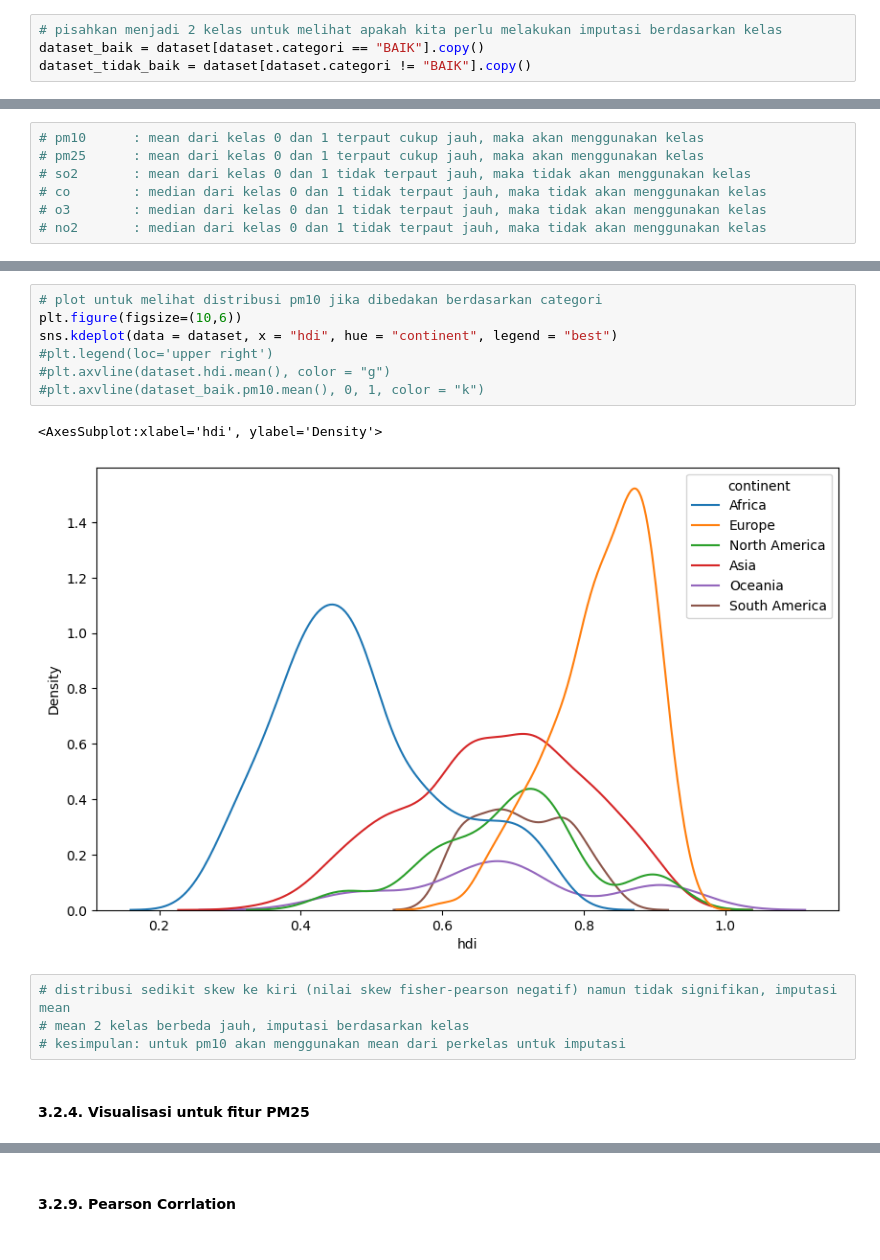
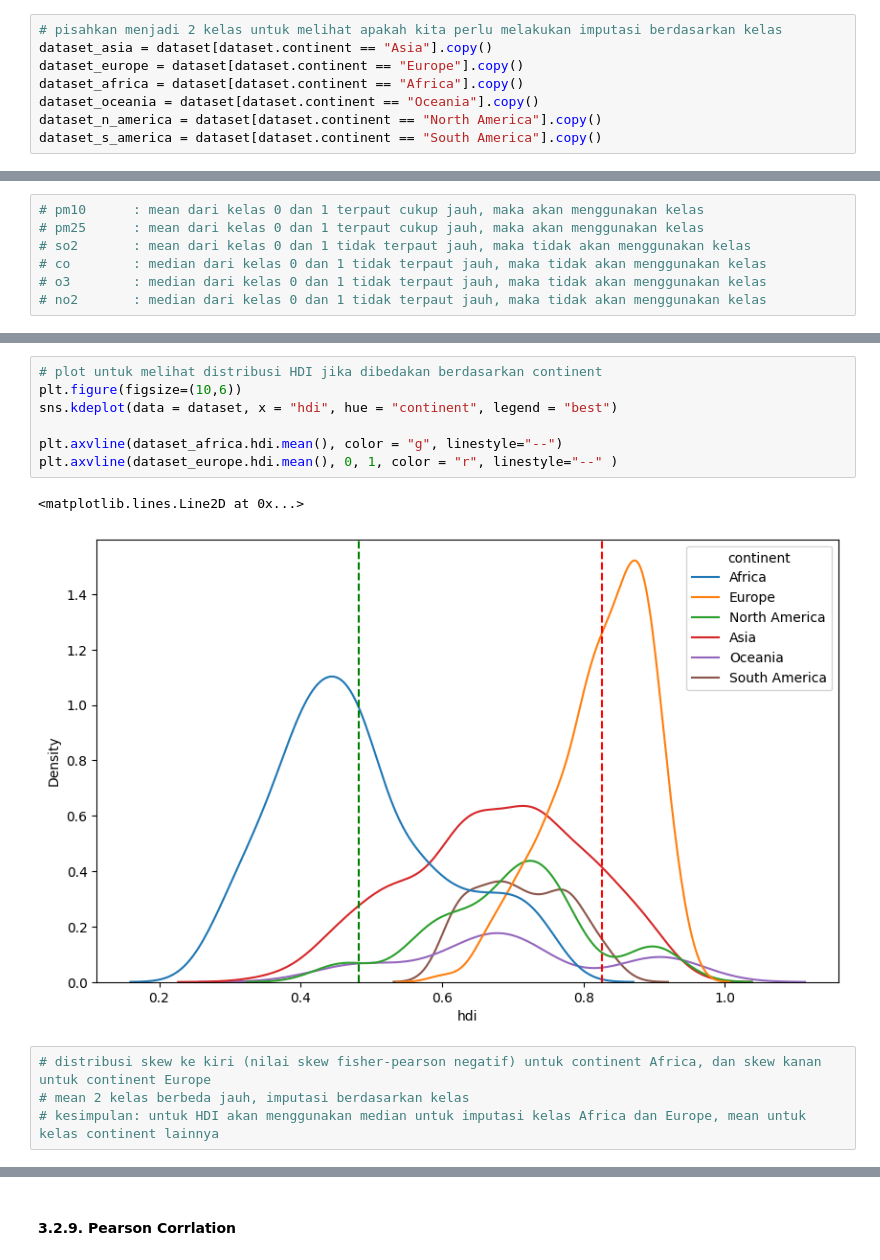
Before and after one commit to elfarahma/ml_process, a Jupyter notebook: eda.ipynb, the cells around one changed output, grey strips where cells are left out. Cells and saved outputs as stored; diff of their text form.

```diff
--- a/eda.ipynb
+++ b/eda.ipynb
@@ -125,6 +125,10 @@ dtype: float64
 #### 3.2.2. Pemisahan Dataset berdasarkan Kelas
 # %%
 # pisahkan menjadi 2 kelas untuk melihat apakah kita perlu melakukan imputasi berdasarkan kelas
-dataset_baik = dataset[dataset.categori == "BAIK"].copy()
-dataset_tidak_baik = dataset[dataset.categori != "BAIK"].copy()
+dataset_asia = dataset[dataset.continent == "Asia"].copy()
+dataset_europe = dataset[dataset.continent == "Europe"].copy()
+dataset_africa = dataset[dataset.continent == "Africa"].copy()
+dataset_oceania = dataset[dataset.continent == "Oceania"].copy()
+dataset_n_america = dataset[dataset.continent == "North America"].copy()
+dataset_s_america = dataset[dataset.continent == "South America"].copy()
 # %%
@@ -170,18 +174,16 @@ sns.kdeplot(data = dataset, x = "hdi")
 <AxesSubplot:xlabel='hdi', ylabel='Density'>
 [figure]
 # %%
-# plot untuk melihat distribusi pm10 jika dibedakan berdasarkan categori
+# plot untuk melihat distribusi HDI jika dibedakan berdasarkan continent
 plt.figure(figsize=(10,6))
 sns.kdeplot(data = dataset, x = "hdi", hue = "continent", legend = "best")
-#plt.legend(loc='upper right')
-#plt.axvline(dataset.hdi.mean(), color = "g")
-#plt.axvline(dataset_baik.pm10.mean(), 0, 1, color = "k")
+
+plt.axvline(dataset_africa.hdi.mean(), color = "g", linestyle="--")
+plt.axvline(dataset_europe.hdi.mean(), 0, 1, color = "r", linestyle="--" )
 # %% [output]
-<AxesSubplot:xlabel='hdi', ylabel='Density'>
+<matplotlib.lines.Line2D at 0x...>
-[figure, old version]
+[figure, new version]
 # %%
-# distribusi sedikit skew ke kiri (nilai skew fisher-pearson negatif) namun tidak signifikan, imputasi mean
+# distribusi skew ke kiri (nilai skew fisher-pearson negatif) untuk continent Africa, dan skew kanan untuk continent Europe
 # mean 2 kelas berbeda jauh, imputasi berdasarkan kelas
-# kesimpulan: untuk pm10 akan menggunakan mean dari perkelas untuk imputasi
+# kesimpulan: untuk HDI akan menggunakan median untuk imputasi kelas Africa dan Europe, mean untuk kelas continent lainnya
-# %% [markdown]
-#### 3.2.4. Visualisasi untuk fitur PM25
```
Also changed, not shown: parts of 54 cells of this notebook.
